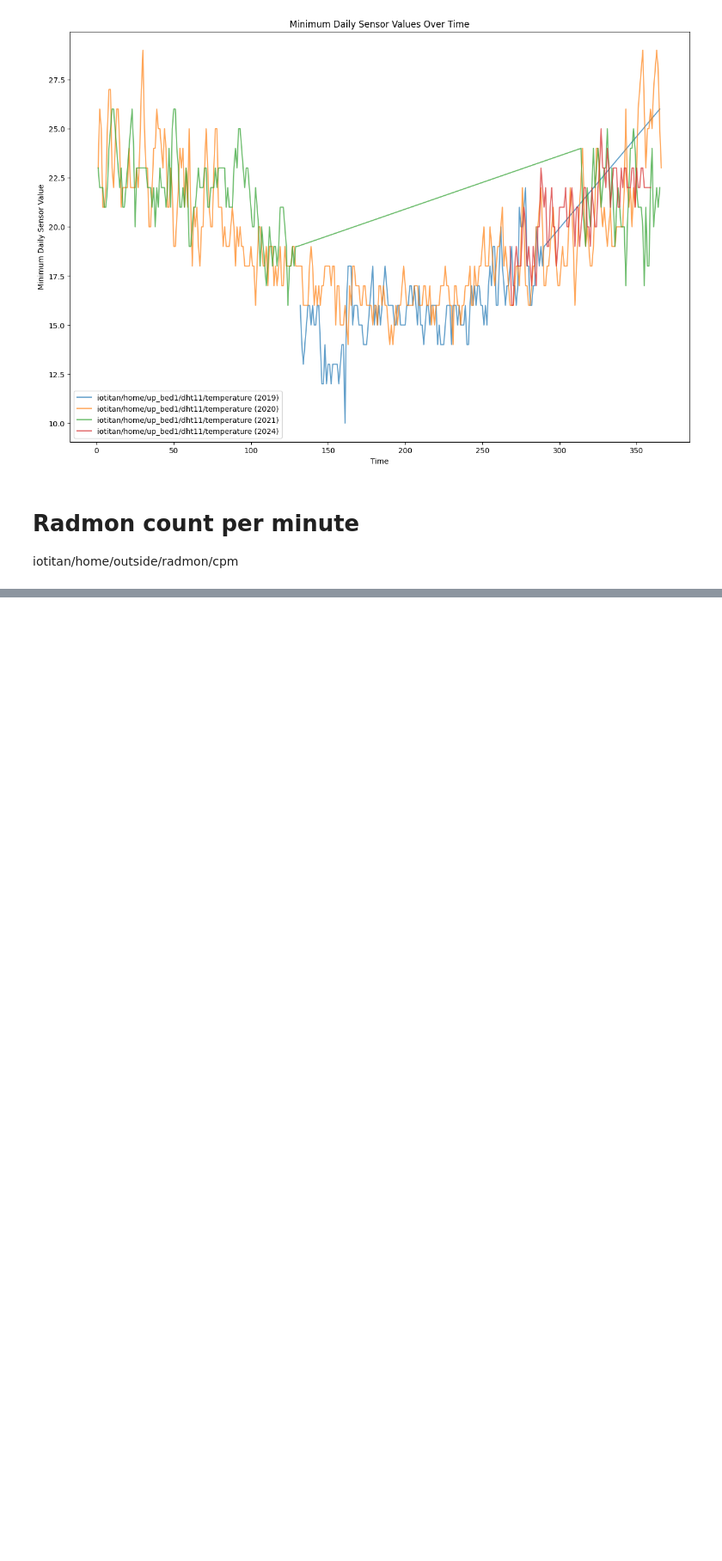
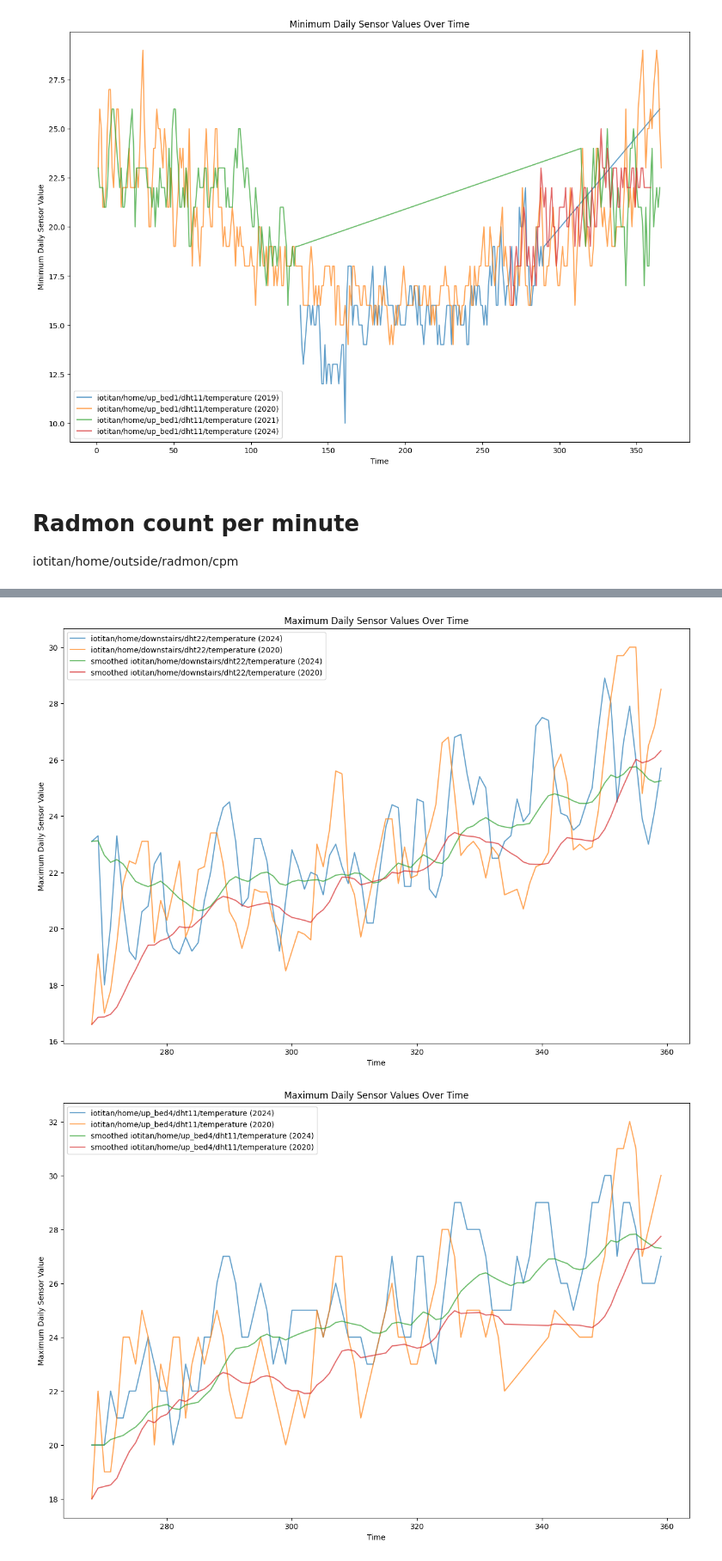
Before and after one commit to DataQub3/IoTitan, a Jupyter notebook: analysis.ipynb, the cells around one changed output, grey strips where cells are left out. Shown at 86% size. Saved outputs shown, nothing was run; the diff lists cells and outputs as text; code cells hidden in the pictures; blank space fills up the shorter version.

```diff
--- a/analysis.ipynb
+++ b/analysis.ipynb
@@ -244,0 +338,23 @@ for sensor_name in sensor_names:
+# %%
+# Following plots do not show any visually observable difference between the max daily temps in 2020 vs 2024
+for sensor_name in sensor_names:
+    plt.figure(figsize=(15, 10))
+    sensor_data_2024 = max_data_2024[max_data_2024['sensor_name'] == sensor_name]
+    sensor_data_2020 = max_data_2020[max_data_2020['sensor_name'] == sensor_name]
+    ordered_2020 = sensor_data_2020.sort_values(by=['day_of_year'], ascending=True)['sensor_value'].to_list()
+    ordered_2024 = sensor_data_2024.sort_values(by=['day_of_year'], ascending=True)['sensor_value'].to_list()
+    smoothed_2020 = smooth(ordered_2020, 0.9)
+    smoothed_2024 = smooth(ordered_2024, 0.9)
+    plt.plot(sensor_data_2024['day_of_year'], sensor_data_2024['sensor_value'], label=f"{sensor_name} (2024)", alpha=0.7)
+    plt.plot(sensor_data_2020['day_of_year'], sensor_data_2020['sensor_value'], label=f"{sensor_name} (2020)", alpha=0.7)
+    plt.plot(sensor_data_2024['day_of_year'], smoothed_2024, label=f"smoothed {sensor_name} (2024)", alpha=0.7)
+    plt.plot(sensor_data_2020['day_of_year'], smoothed_2020, label=f"smoothed {sensor_name} (2020)", alpha=0.7)
+
+    plt.xlabel('Time')
+    plt.ylabel('Maximum Daily Sensor Value')
+    plt.title('Maximum Daily Sensor Values Over Time')
+    plt.legend()
+    plt.show()
+# %% [output]
+[figure, added]
+[figure, added]
```
Also changed, not shown: parts of 22 cells of this notebook, 1 other file.
